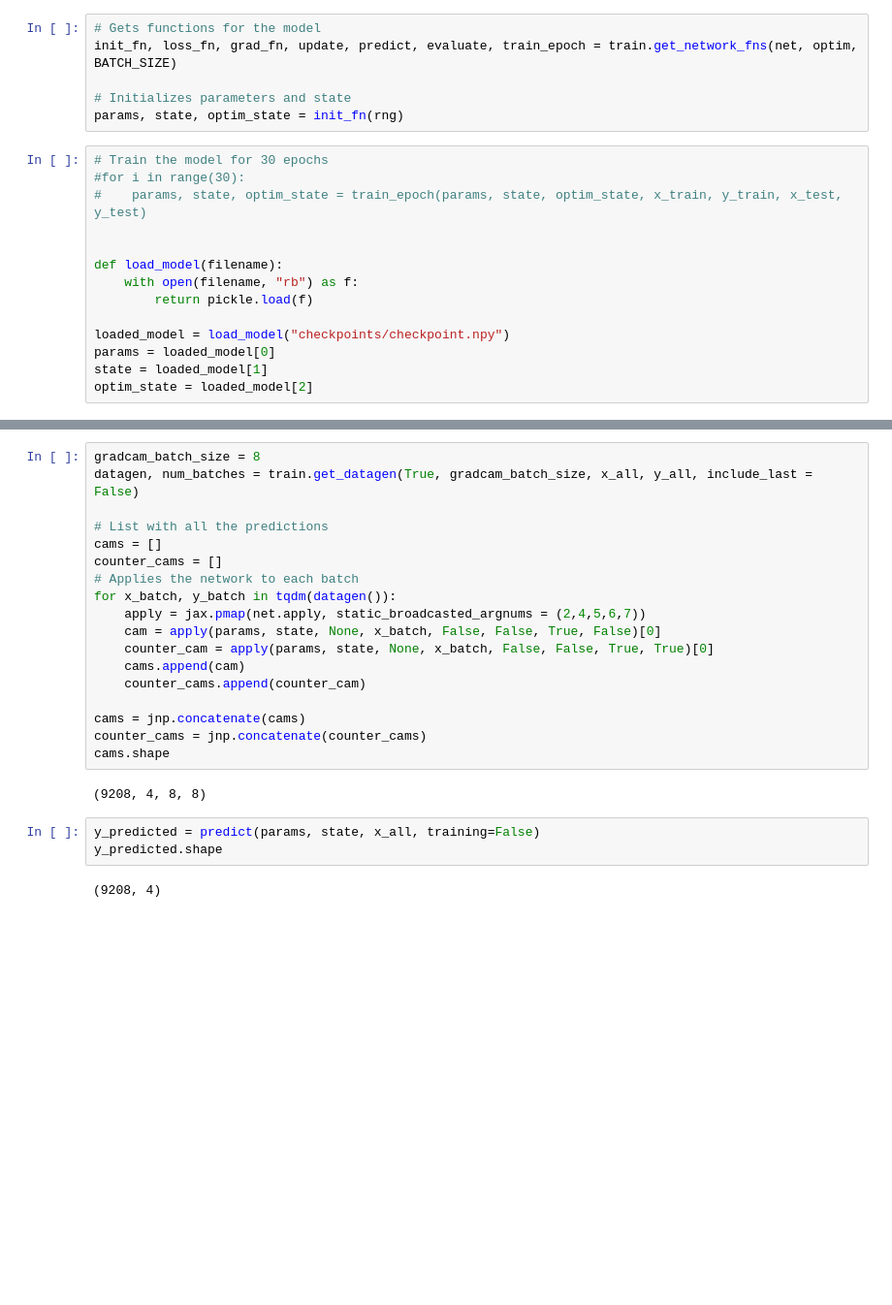
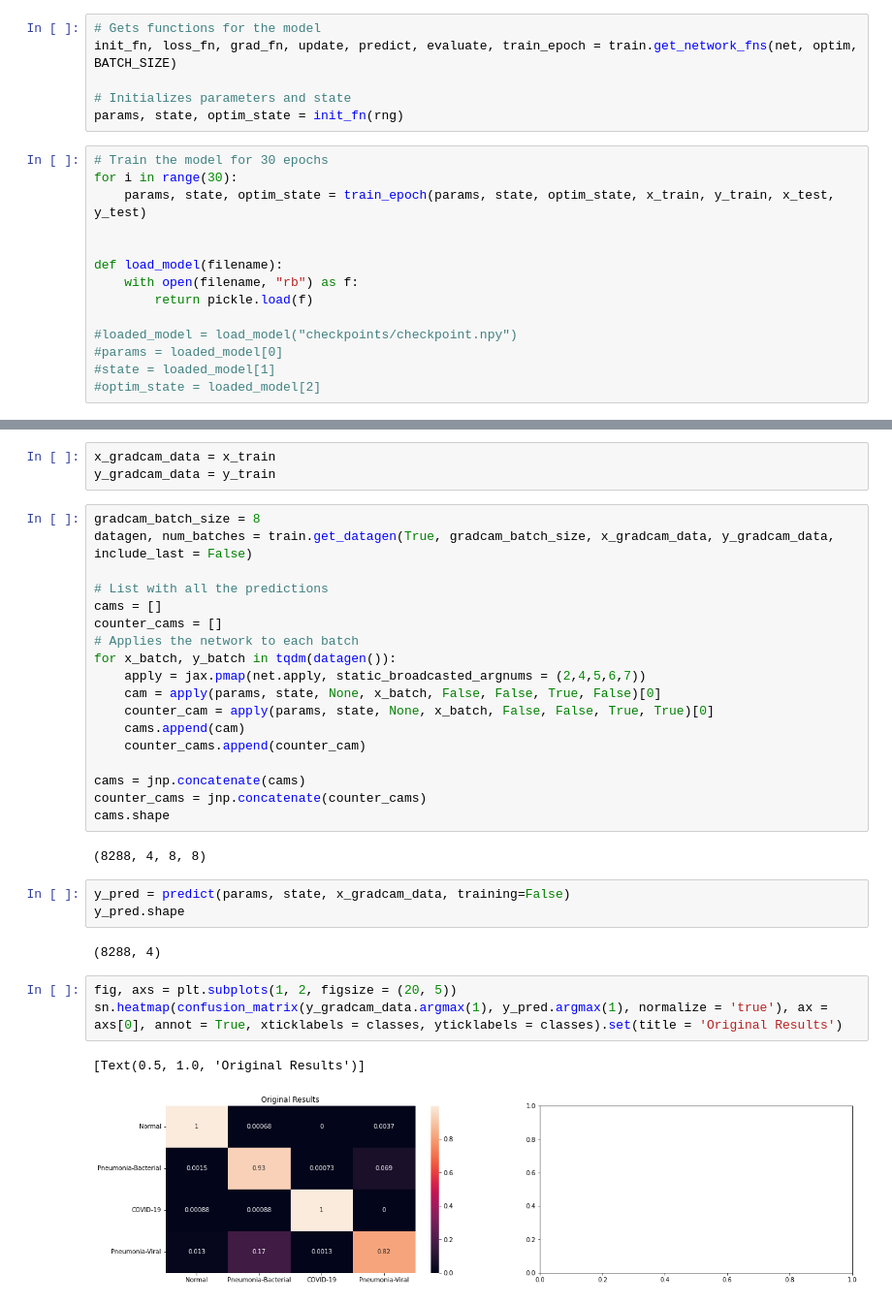
Before and after one commit to joaomarcoscsilva/issues-covid-image-diagnosis, a Jupyter notebook: GradCam.ipynb, the cells around one changed output, grey strips where cells are left out. Shown at 97% size. Saved outputs shown, nothing was run; the diff lists cells and outputs as text; blank space fills up the shorter version.

```diff
--- a/GradCam.ipynb
+++ b/GradCam.ipynb
@@ -69,18 +69,18 @@ init_fn, loss_fn, grad_fn, update, predict, evaluate, train_epoch = train.get_ne
 params, state, optim_state = init_fn(rng)
 # %%
 # Train the model for 30 epochs
-#for i in range(30):
-#    params, state, optim_state = train_epoch(params, state, optim_state, x_train, y_train, x_test, y_test)
+for i in range(30):
+    params, state, optim_state = train_epoch(params, state, optim_state, x_train, y_train, x_test, y_test)
 
 
 def load_model(filename):
     with open(filename, "rb") as f:
         return pickle.load(f)
 
-loaded_model = load_model("checkpoints/checkpoint.npy")
-params = loaded_model[0]
-state = loaded_model[1]
-optim_state = loaded_model[2]
+#loaded_model = load_model("checkpoints/checkpoint.npy")
+#params = loaded_model[0]
+#state = loaded_model[1]
+#optim_state = loaded_model[2]
 # %%
 import pickle
 
@@ -92,6 +92,9 @@ def save_model(filename):
+# %%
+x_gradcam_data = x_train
+y_gradcam_data = y_train
 # %%
 gradcam_batch_size = 8
-datagen, num_batches = train.get_datagen(True, gradcam_batch_size, x_all, y_all, include_last = False)
+datagen, num_batches = train.get_datagen(True, gradcam_batch_size, x_gradcam_data, y_gradcam_data, include_last = False)
 
 # List with all the predictions
 cams = []
@@ -108,12 +111,18 @@ cams = jnp.concatenate(cams)
 counter_cams = jnp.concatenate(counter_cams)
 cams.shape
 # %% [output]
-(9208, 4, 8, 8)
+(8288, 4, 8, 8)
 # %%
-y_predicted = predict(params, state, x_all, training=False)
-y_predicted.shape
+y_pred = predict(params, state, x_gradcam_data, training=False)
+y_pred.shape
 # %% [output]
-(9208, 4)
+(8288, 4)
+# %%
+fig, axs = plt.subplots(1, 2, figsize = (20, 5))
+sn.heatmap(confusion_matrix(y_gradcam_data.argmax(1), y_pred.argmax(1), normalize = 'true'), ax = axs[0], annot = True, xticklabels = classes, yticklabels = classes).set(title = 'Original Results')
+# %% [output]
+[Text(0.5, 1.0, 'Original Results')]
+[figure, added]
 # %%
 from IPython.display import Image, display
 import matplotlib.cm as cm
```
Also changed, not shown: parts of 5 cells of this notebook, 2 other files.
